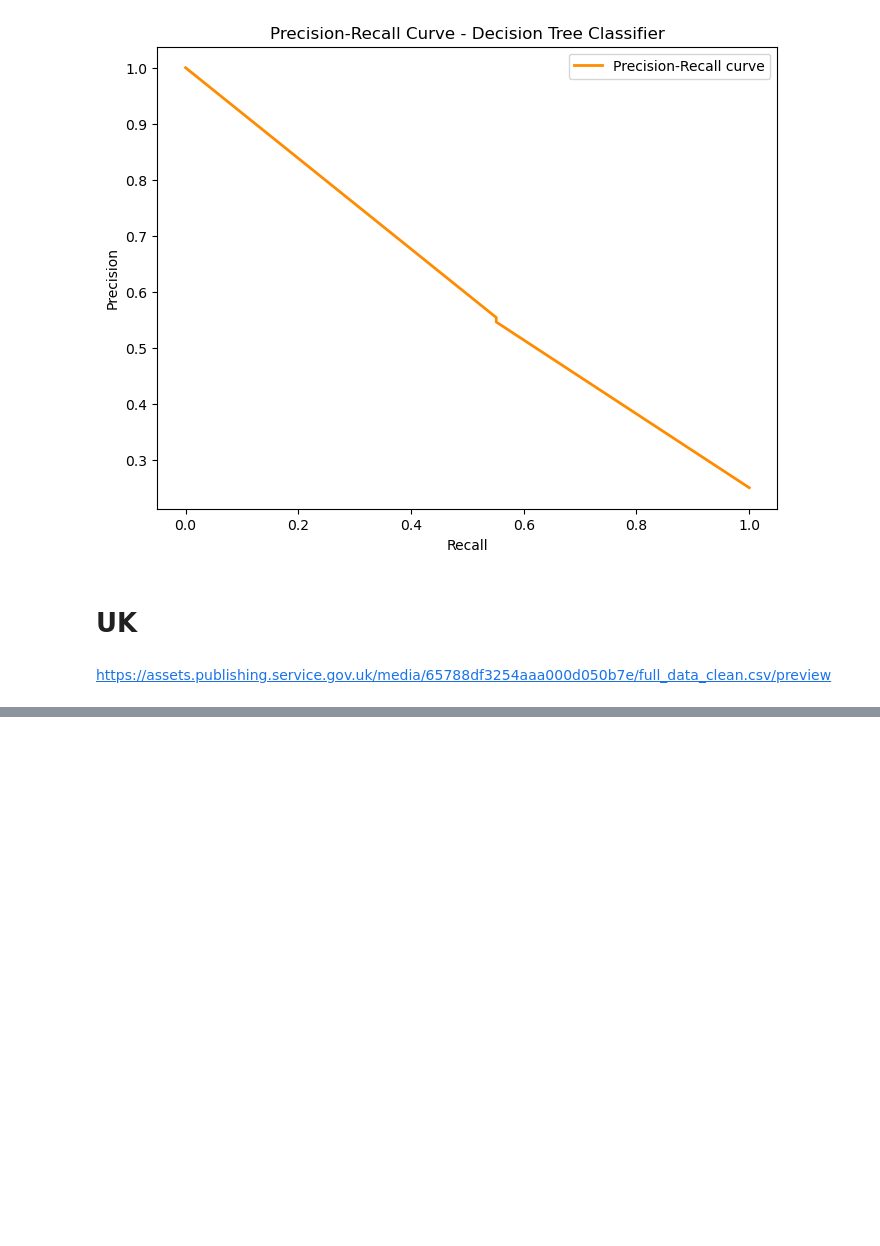
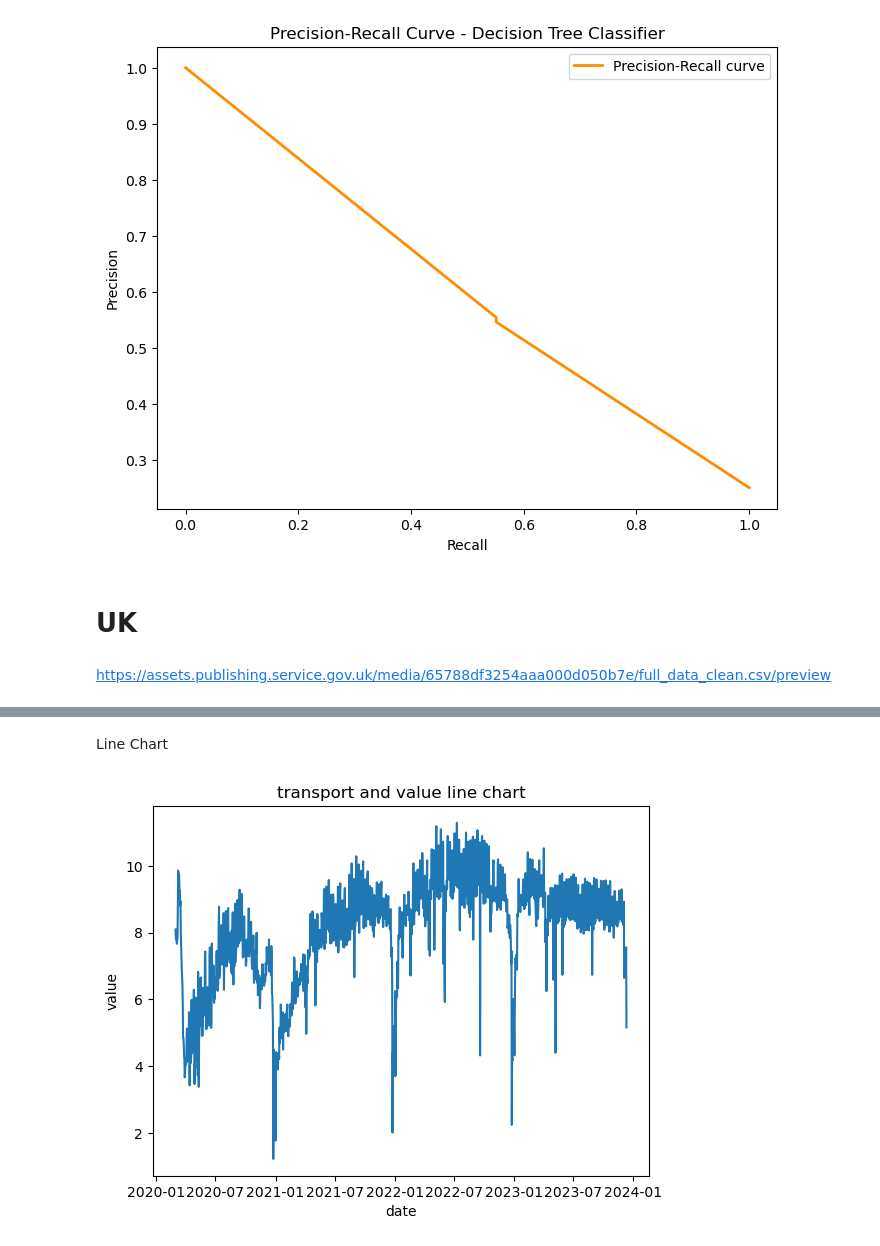
Before and after one commit to SedaColasan/Transport, a Jupyter notebook: transport.ipynb, the cells around one changed output, grey strips where cells are left out. Cells and saved outputs as stored; diff of their text form; code cells hidden in the pictures; blank space fills up the shorter version.

```diff
--- a/transport.ipynb
+++ b/transport.ipynb
@@ -917,0 +1058,14 @@ en.head()
+# %% [markdown]
+Line Chart
+# %%
+en=en.groupby('date')['value'].sum().to_frame().reset_index()
+#Creating the line chart
+plt.plot(en['date'], en['value'])
+#Adding the aesthetics
+plt.title('transport and value line chart')
+plt.xlabel('date')
+plt.ylabel('value')
+#Show the plot
+plt.show()
+# %% [output]
+[figure, added]
```
Also changed, not shown: parts of 34 cells of this notebook.
